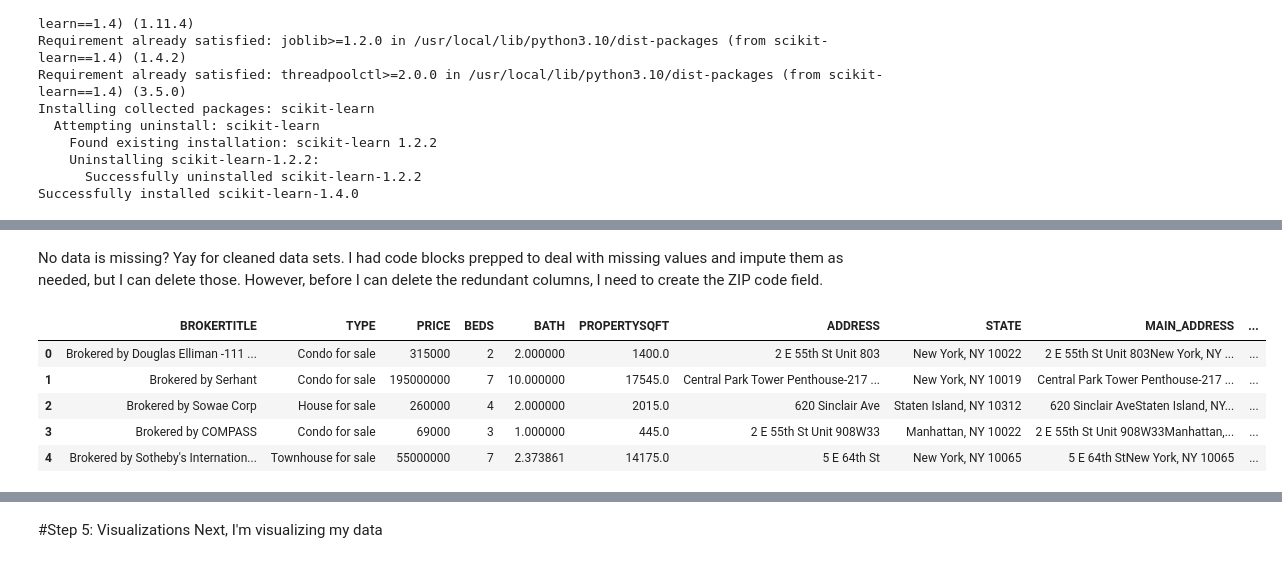
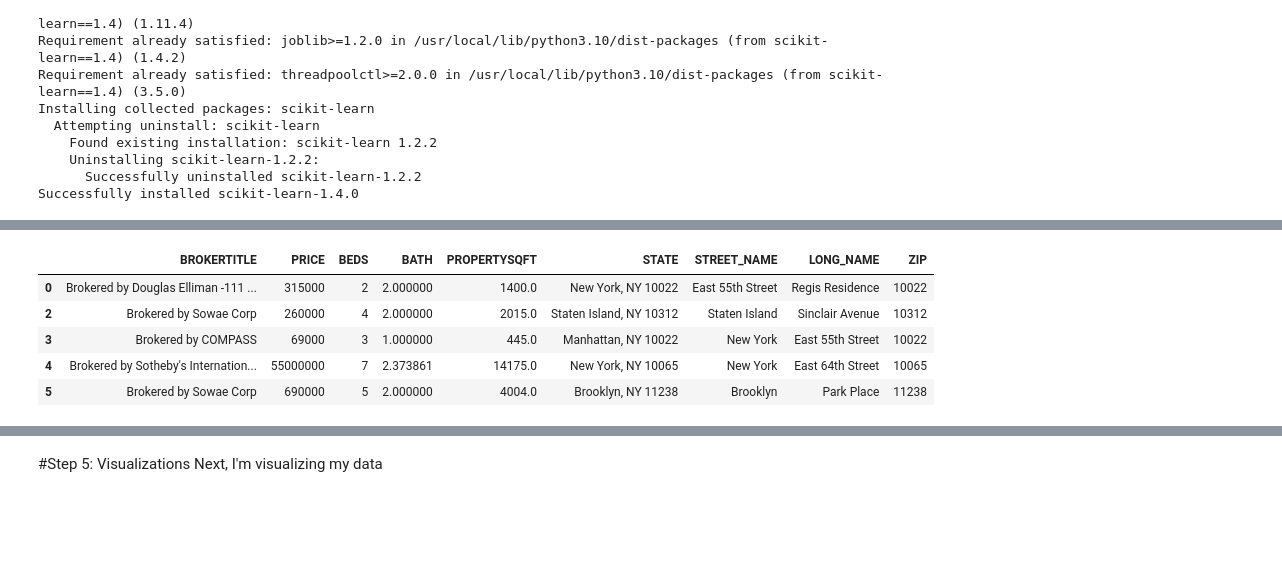
Before and after one commit to coughlinjennie/data71200, a Jupyter notebook: projects/DATA71200_Project2_Coughlin.ipynb, the cells around one changed output, grey strips where cells are left out. Cells and saved outputs as stored; diff of their text form; code cells hidden in the pictures; blank space fills up the shorter version.

```diff
--- a/projects/DATA71200_Project2_Coughlin.ipynb
+++ b/projects/DATA71200_Project2_Coughlin.ipynb
@@ -33,3 +32,6 @@ Since this needs to be data I can use for predictions with labels, instead of th
 #Import the data, sourced from Kaggle and stored in my GitHub
 url = "https://raw.githubusercontent.com/coughlinjennie/data71200/main/projects/nyhousing.csv" # Make sure the url is the raw version of the file on GitHub
 download = requests.get(url).content
+#Load the data
+
+housing_master = pd.read_csv(io.StringIO(download.decode('utf-8')))
@@ -55,0 +58,4 @@ Before I go any further, time to split the data.
+# %%
+# Delete all rows where column 'TYPE' has certain values
+indexType = housing_master[ (housing_master['TYPE'] == "For sale") | (housing_master['TYPE'] == "Contingent") | (housing_master['TYPE'] == "Land for sale") | (housing_master['TYPE'] == "Foreclosure") | (housing_master['TYPE'] == "Pending") | (housing_master['TYPE'] == "Coming Soon") | (housing_master['TYPE'] == "Mobile house for sale") ].index
+housing_master.drop(indexType , inplace=True)
@@ -56,4 +73,8 @@ Before I go any further, time to split the data.
 # %%
 #Set the labels on TYPE
 
-y = housing["TYPE"]
+housing_label = housing_master["TYPE"]
+
+#Set the data
+housing = housing_master.drop("TYPE", axis=1)
+print(housing)
@@ -175,5 +104,3 @@ dtype: int64
-# %% [markdown]
-No data is missing? Yay for cleaned data sets. I had code blocks prepped to deal with missing values and impute them as needed, but I can delete those. However, before I can delete the redundant columns, I need to create the ZIP code field.
 # %%
 #Create a column with the ZIP code of the property
 housing["ZIP"] = housing.MAIN_ADDRESS.str[-5:]
@@ -180,9 +117,9 @@ housing["ZIP"] = housing.MAIN_ADDRESS.str[-5:]
 # %%
-housing.head()
+housing_clean.head()
 # %% [output]
-|  | BROKERTITLE | TYPE | PRICE | BEDS | BATH | PROPERTYSQFT | ADDRESS | STATE | MAIN_ADDRESS | ... |
-| 0 | Brokered by Douglas Elliman -111 ... | Condo for sale | 315000 | 2 | 2.000000 | 1400.0 | 2 E 55th St Unit 803 | New York, NY 10022 | 2 E 55th St Unit 803New York, NY ... | ... |
-| 1 | Brokered by Serhant | Condo for sale | 195000000 | 7 | 10.000000 | 17545.0 | Central Park Tower Penthouse-217 ... | New York, NY 10019 | Central Park Tower Penthouse-217 ... | ... |
-| 2 | Brokered by Sowae Corp | House for sale | 260000 | 4 | 2.000000 | 2015.0 | 620 Sinclair Ave | Staten Island, NY 10312 | 620 Sinclair AveStaten Island, NY... | ... |
-| 3 | Brokered by COMPASS | Condo for sale | 69000 | 3 | 1.000000 | 445.0 | 2 E 55th St Unit 908W33 | Manhattan, NY 10022 | 2 E 55th St Unit 908W33Manhattan,... | ... |
-| 4 | Brokered by Sotheby's Internation... | Townhouse for sale | 55000000 | 7 | 2.373861 | 14175.0 | 5 E 64th St | New York, NY 10065 | 5 E 64th StNew York, NY 10065 | ... |
+|  | BROKERTITLE | PRICE | BEDS | BATH | PROPERTYSQFT | STATE | STREET_NAME | LONG_NAME | ZIP |
+| 0 | Brokered by Douglas Elliman -111 ... | 315000 | 2 | 2.000000 | 1400.0 | New York, NY 10022 | East 55th Street | Regis Residence | 10022 |
+| 2 | Brokered by Sowae Corp | 260000 | 4 | 2.000000 | 2015.0 | Staten Island, NY 10312 | Staten Island | Sinclair Avenue | 10312 |
+| 3 | Brokered by COMPASS | 69000 | 3 | 1.000000 | 445.0 | Manhattan, NY 10022 | New York | East 55th Street | 10022 |
+| 4 | Brokered by Sotheby's Internation... | 55000000 | 7 | 2.373861 | 14175.0 | New York, NY 10065 | New York | East 64th Street | 10065 |
+| 5 | Brokered by Sowae Corp | 690000 | 5 | 2.000000 | 4004.0 | Brooklyn, NY 11238 | Brooklyn | Park Place | 11238 |
```
Also changed, not shown: parts of 56 cells of this notebook.
